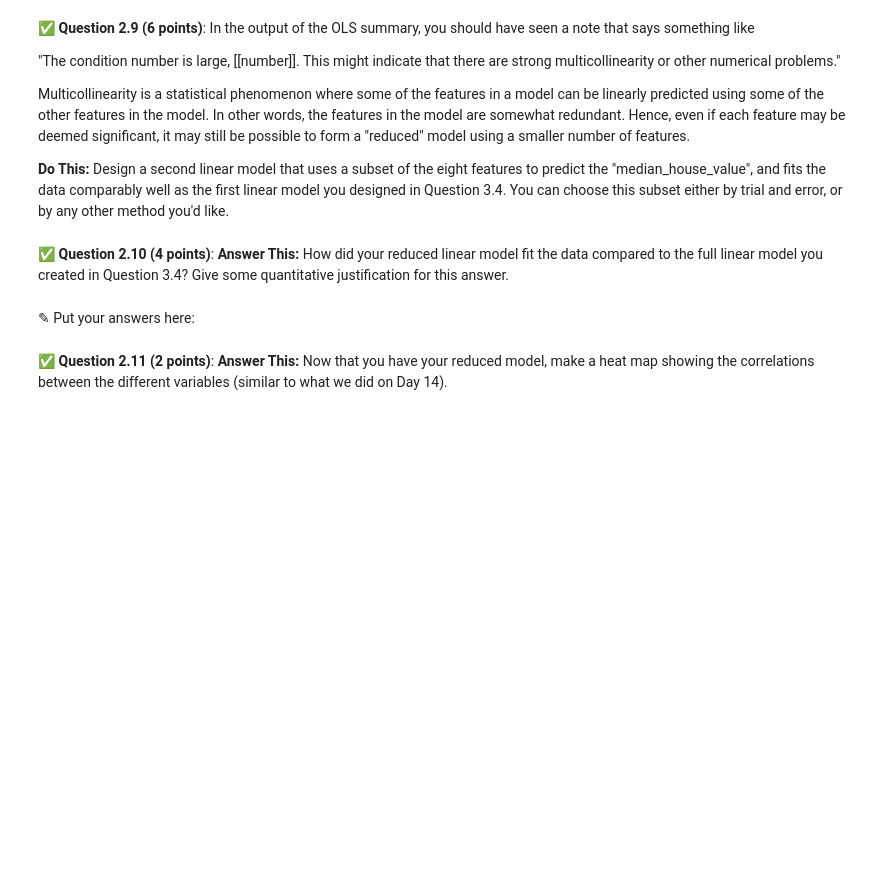
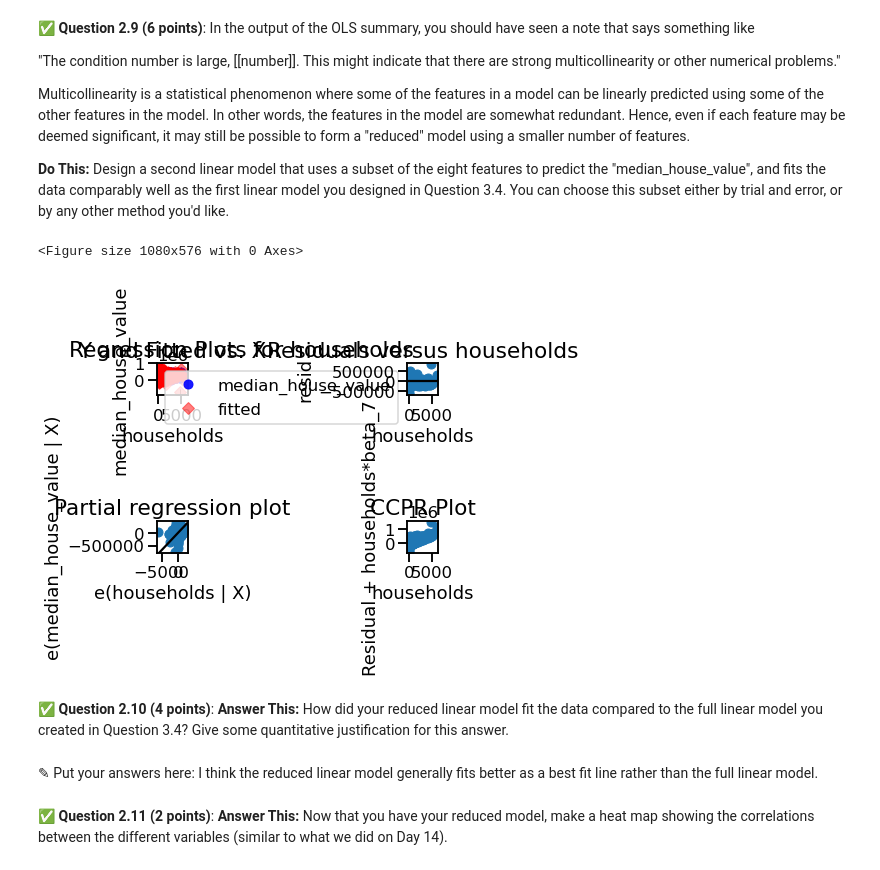
Before and after one commit to fdswry/cmse202-F22-turnin, a Jupyter notebook: hw-04/HW-04_Regression-Febri Daneswary.ipynb, the cells around one changed output. Drawn from its saved outputs; the diff is of its cells as text; code cells hidden in the pictures; blank space fills up the shorter version.

```diff
--- a/hw-04/HW-04_Regression-Febri Daneswary.ipynb
+++ b/hw-04/HW-04_Regression-Febri Daneswary.ipynb
@@ -165,6 +241,16 @@ Multicollinearity is a statistical phenomenon where some of the features in a mo
+# %%
+# Put your code here
+
+fit = plt.figure(figsize=(15,8))
+fig = sm.graphics.plot_regress_exog(results, 'households')
+plt.show()
+# %% [output]
+<Figure size 1080x576 with 0 Axes>
+[figure, added]
 # %% [markdown]
 &#9989;  **Question 2.10 (4 points)**: **Answer This:** How did your reduced linear model fit the data compared to the full linear model you created in Question 3.4? Give some quantitative justification for this answer.
 # %% [markdown]
 <font size=+3>&#9998;</font> Put your answers here:
+I think the reduced linear model generally fits better as a best fit line rather than the full linear model.
 # %% [markdown]
 &#9989;  **Question 2.11 (2 points)**: **Answer This:** Now that you have your reduced model, make a heat map showing the correlations between the different variables (similar to what we did on Day 14).
```
Also changed, not shown: parts of 40 cells of this notebook, 2 other files.
